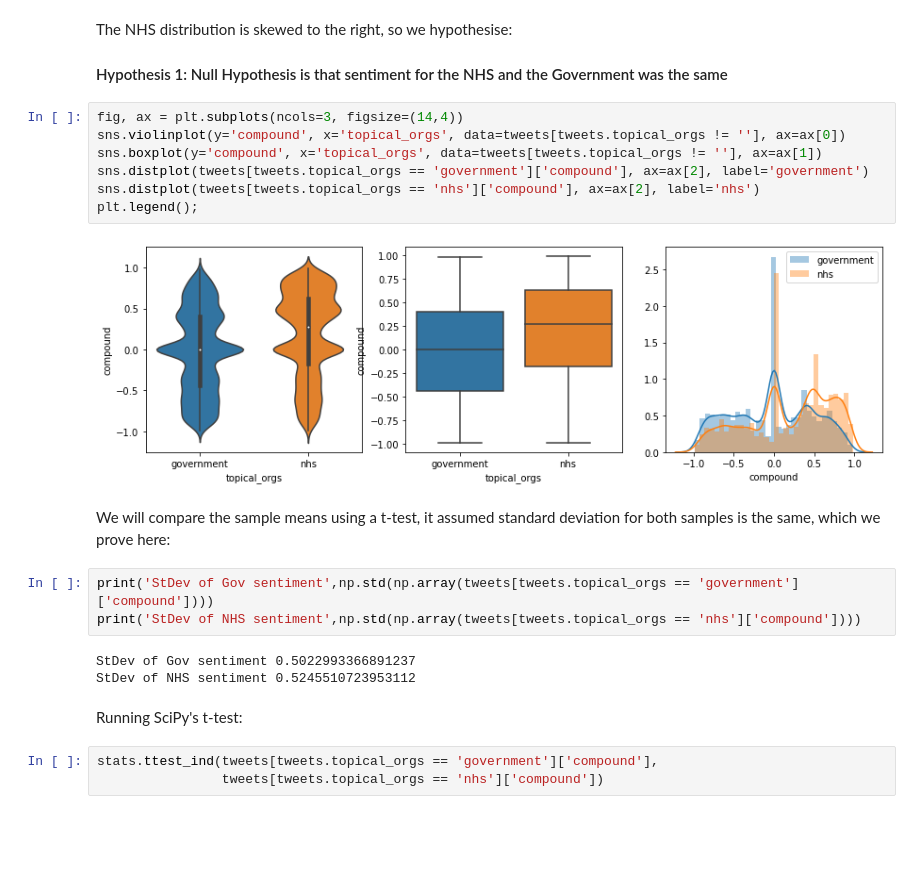
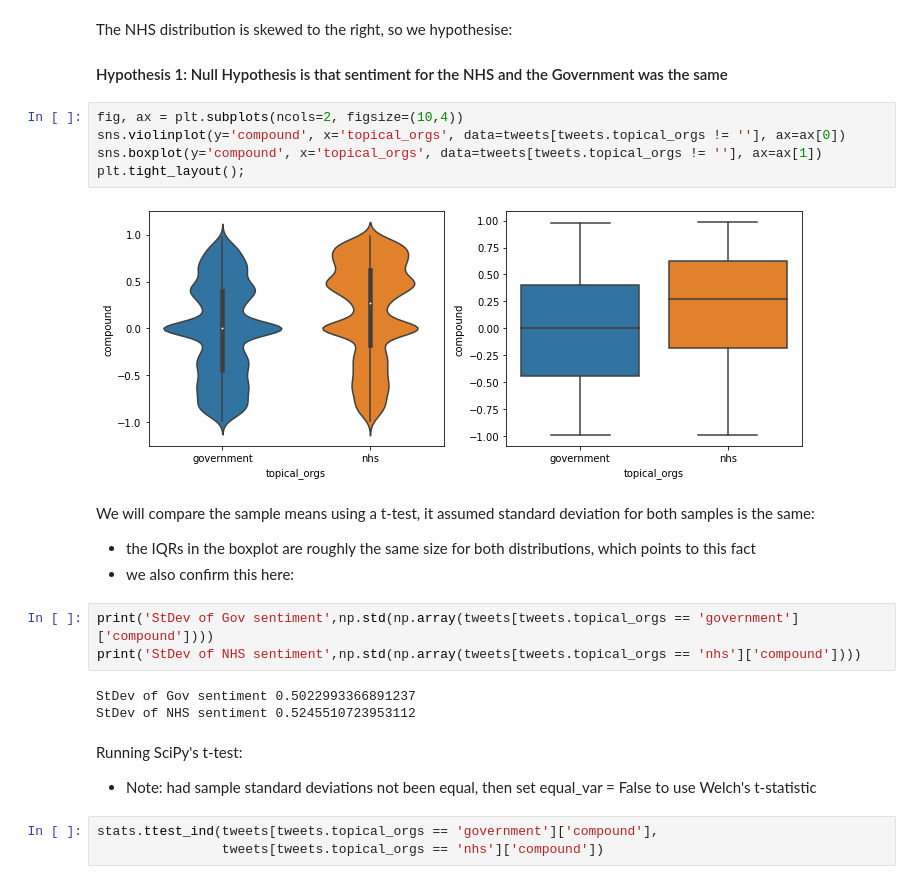
Before and after one commit to noahberhe/COVID-19, a Jupyter notebook: COVID-19 Anxiety Monitor.ipynb, the cells around one changed output. Cells and saved outputs as stored; diff of their text form; blank space fills up the shorter version.

```diff
--- a/COVID-19 Anxiety Monitor.ipynb
+++ b/COVID-19 Anxiety Monitor.ipynb
@@ -471,24 +470,25 @@ tweets[tweets.topical_orgs=='nhs']['compound'].hist(ax=ax[1], bins=50);
 The NHS distribution is skewed to the right, so we hypothesise:
 #### Hypothesis 1: Null Hypothesis is that sentiment for the NHS and the Government was the same
 # %%
-fig, ax = plt.subplots(ncols=3, figsize=(14,4))
+fig, ax = plt.subplots(ncols=2, figsize=(10,4))
 sns.violinplot(y='compound', x='topical_orgs', data=tweets[tweets.topical_orgs != ''], ax=ax[0])
 sns.boxplot(y='compound', x='topical_orgs', data=tweets[tweets.topical_orgs != ''], ax=ax[1])
-sns.distplot(tweets[tweets.topical_orgs == 'government']['compound'], ax=ax[2], label='government')
-sns.distplot(tweets[tweets.topical_orgs == 'nhs']['compound'], ax=ax[2], label='nhs')
-plt.legend();
+plt.tight_layout();
 # %% [output]
-[figure, old version]
+[figure, new version]
 # %% [markdown]
-We will compare the sample means using a t-test, it assumed standard deviation for both samples is the same, which we prove here:
+We will compare the sample means using a t-test, it assumed standard deviation for both samples is the same:
+- the IQRs in the boxplot are roughly the same size for both distributions, which points to this fact
+- we also confirm this here:
 # %%
 print('StDev of Gov sentiment',np.std(np.array(tweets[tweets.topical_orgs == 'government']['compound'])))
 print('StDev of NHS sentiment',np.std(np.array(tweets[tweets.topical_orgs == 'nhs']['compound'])))
 # %% [output]
 StDev of Gov sentiment 0.5022993366891237
 StDev of NHS sentiment 0.5245510723953112
-# %% [markdown]
-Running SciPy's t-test:
+# %% [markdown]
+Running SciPy's t-test:
+- Note: had sample standard deviations not been equal, then set equal_var = False to use Welch's t-statistic
 # %%
 stats.ttest_ind(tweets[tweets.topical_orgs == 'government']['compound'],
                 tweets[tweets.topical_orgs == 'nhs']['compound'])
```
Also changed, not shown: parts of 46 cells of this notebook, 3 other files.
